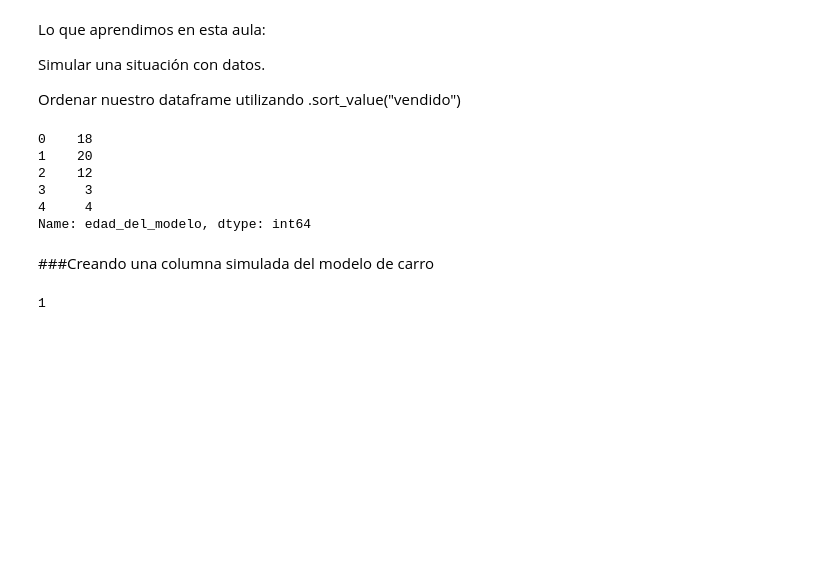
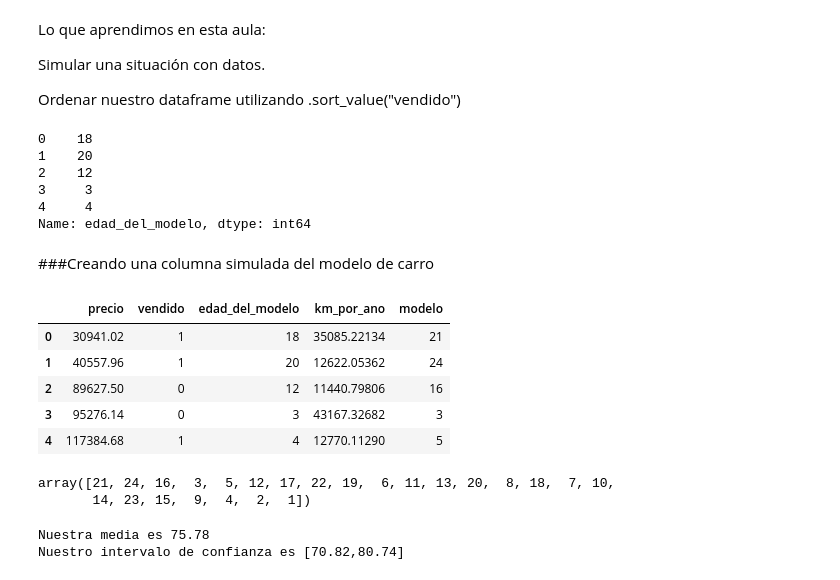
Before and after one commit to AdrianCPC/Profundizacion_Data_Analysis, a Jupyter notebook: Machine_Learning_Evaluacion_Modelos.ipynb, the cells around one changed output. Cells and saved outputs as stored; diff of their text form; code cells hidden in the pictures; blank space fills up the shorter version.

Commit message:
Group Data

```diff
--- a/Machine_Learning_Evaluacion_Modelos.ipynb
+++ b/Machine_Learning_Evaluacion_Modelos.ipynb
@@ -252,9 +252,36 @@ Name: edad_del_modelo, dtype: int64
 # %%
 import numpy as np
 
 SEED = 1234
 np.random.seed(SEED)
 
-np.random.randint(-2,3)
+datos['modelo'] = datos.edad_del_modelo + np.random.randint(-2,3, size=len(datos))
+datos['modelo'] = datos.modelo + abs(min(datos.modelo)) + 1
+datos.head()
 # %% [output]
-1
+|  | precio | vendido | edad_del_modelo | km_por_ano | modelo |
+| 0 | 30941.02 | 1 | 18 | 35085.22134 | 21 |
+| 1 | 40557.96 | 1 | 20 | 12622.05362 | 24 |
+| 2 | 89627.50 | 0 | 12 | 11440.79806 | 16 |
+| 3 | 95276.14 | 0 | 3 | 43167.32682 | 3 |
+| 4 | 117384.68 | 1 | 4 | 12770.11290 | 5 |
+# %%
+datos.modelo.unique()
+# %% [output]
+array([21, 24, 16,  3,  5, 12, 17, 22, 19,  6, 11, 13, 20,  8, 18,  7, 10,
+       14, 23, 15,  9,  4,  2,  1])
+# %%
+from sklearn.model_selection import GroupKFold
+
+
+cv = GroupKFold(n_splits=10)
+
+
+
+modelo=DecisionTreeClassifier(max_depth=2)
+
+resultados = cross_validate(modelo,x,y,cv=cv, groups=datos.modelo)
+imprime_resultados(resultados)
+# %% [output]
+Nuestra media es 75.78
+Nuestro intervalo de confianza es [70.82,80.74]
```
Also changed, not shown: parts of 1 cell of this notebook.
